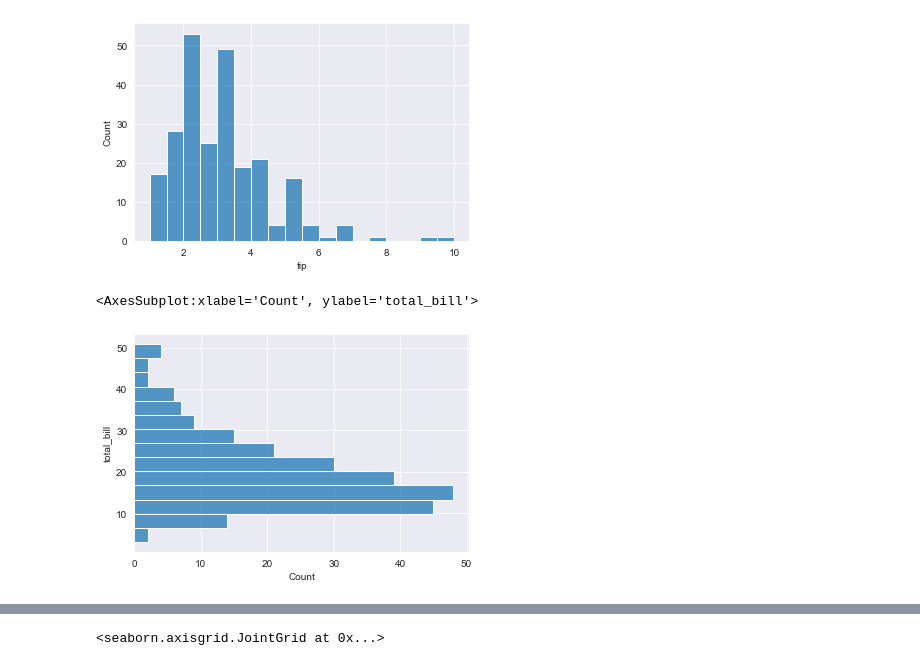
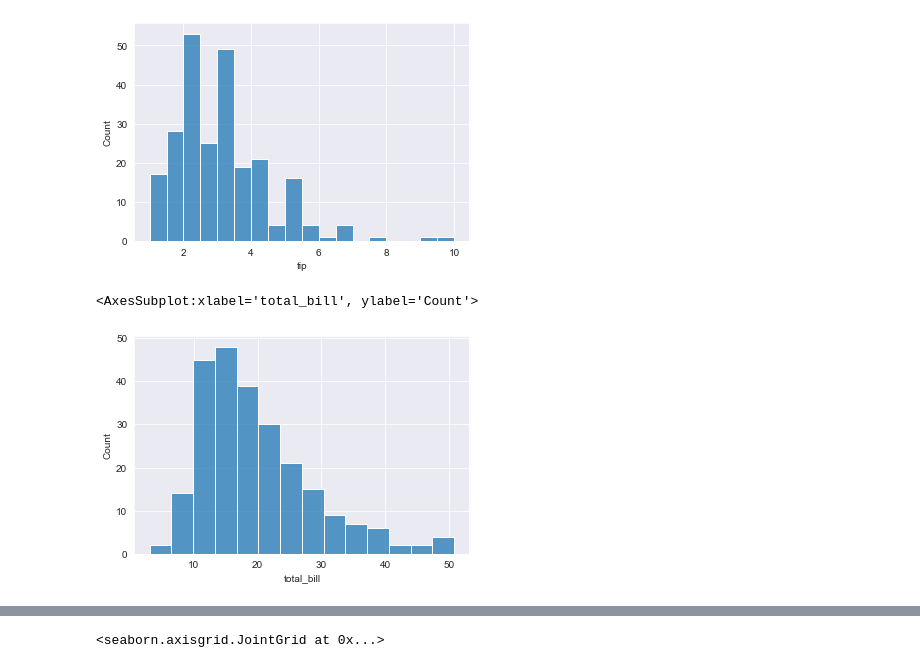
Before and after one commit to pycsr/Python_for_DataScience, a Jupyter notebook: 04_Seaborn_sns_plot_Part-2.ipynb, the cells around one changed output, grey strips where cells are left out. Saved outputs shown, nothing was run; the diff lists cells and outputs as text; code cells hidden in the pictures.

```diff
--- a/04_Seaborn_sns_plot_Part-2.ipynb
+++ b/04_Seaborn_sns_plot_Part-2.ipynb
@@ -112,7 +119,7 @@ sns.histplot(df.tip)
 <AxesSubplot:xlabel='tip', ylabel='Count'>
 [figure]
 # %%
-sns.histplot(y=df.total_bill)
+sns.histplot(df.total_bill)
 # %% [output]
-<AxesSubplot:xlabel='Count', ylabel='total_bill'>
+<AxesSubplot:xlabel='total_bill', ylabel='Count'>
-[figure, old version]
+[figure, new version]
```
Also changed, not shown: parts of 37 cells of this notebook.
